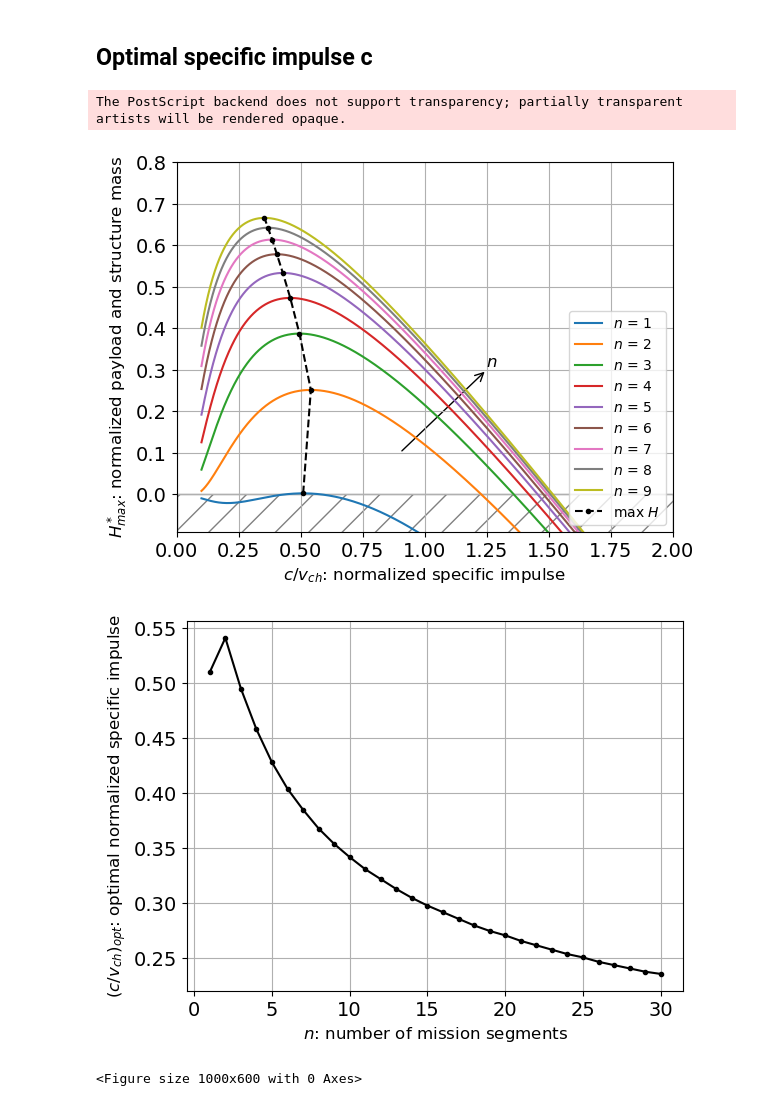
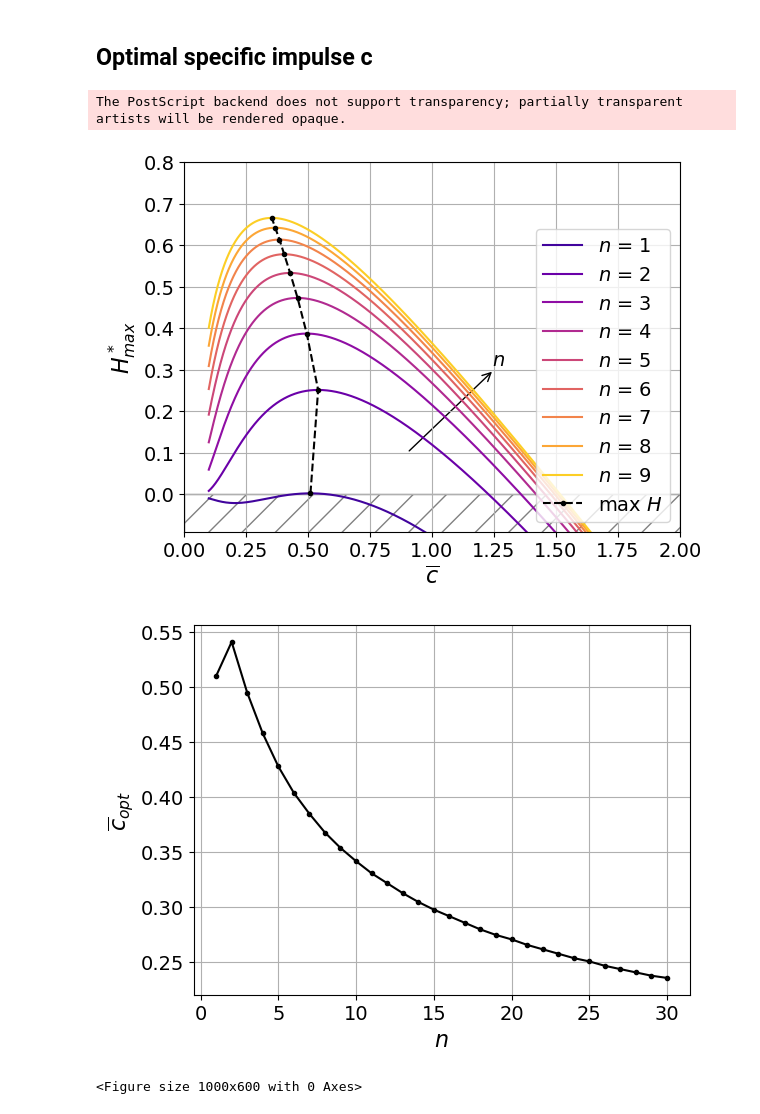
Before and after one commit to Rafid-Ben/Propulsion_optimization, a Jupyter notebook: optimization_clean.ipynb, the cells around one changed output. Cells and saved outputs as stored; diff of their text form; code cells hidden in the pictures.

```diff
--- a/optimization_clean.ipynb
+++ b/optimization_clean.ipynb
@@ -116,40 +118,47 @@ n_vec=np.arange(1,10,1)
 max_H=[]
 opt_x=[]
 
+colors = cm.plasma(np.linspace(0.1, 0.9, len(n_vec)))
+
 fig=plt.plot(figsize=(8,8),dpi=150)
-for n in n_vec:
+
+for i, n in enumerate(n_vec):
     H_opt_old=opt_H(x_vec,y,n)
     max_H.append(np.max(H_opt_old))
     opt_x.append(x_vec[np.argmax(H_opt_old)])
 
-    plt.plot(x_vec,H_opt_old,label=f"$n$ = {n}")
+    plt.plot(x_vec,H_opt_old,color=colors[i],label=f"$n$ = {n}")
 
 plt.plot(opt_x,max_H,"k.--",label=f"max $H$")
 
 
 aa=np.array([-1,-1])
 plt.fill_between(np.array([0,2]), aa, where=(aa < 0), color='none', edgecolor='gray', hatch='/', interpolate=True)
 
 
 start_point = (0.90, 0.1)  # Set the start point of the double arrow
 end_point = (1.25, 0.3)    # Set the end point of the double arrow
 arrow = FancyArrowPatch(start_point, end_point, arrowstyle='->',lw=1, mutation_scale=15, color='k')
 plt.gca().add_patch(arrow)
-plt.text(1.27, 0.30, r"$n$", ha='center', va='bottom', color='k', fontsize=12)
+plt.text(1.27, 0.30, r"$n$", ha='center', va='bottom', color='k', fontsize=14)
 
 plt.xlim([0,2])
 plt.ylim([-.09,.8])
 plt.xticks(fontsize=14)
 plt.yticks(fontsize=14)
 
-plt.xlabel('$c/v_{ch}$: normalized specific impulse',fontsize=12)
-plt.ylabel('$H^*_{max}$: normalized payload and structure mass',fontsize=12)
-plt.legend(loc="lower right")
+#plt.xlabel('$c/v_{ch}$: normalized specific impulse',fontsize=12)
+#plt.ylabel('$H^*_{max}$: normalized payload and structure mass',fontsize=12)
+
+plt.xlabel(r'$ \overline{c}$',fontsize=16)
+plt.ylabel('$H^*_{max}$',fontsize=16)
+
+plt.legend(loc="lower right",fontsize=14)
 plt.grid(True)
 plt.savefig("figures/electric/HvsC_refueling.eps",bbox_inches='tight')
 # %% [output]
 The PostScript backend does not support transparency; partially transparent artists will be rendered opaque.
-[figure, old version]
+[figure, new version]
 # %%
 y=0.8
 x_vec=np.arange(.01,2,0.001)
@@ -164,14 +173,19 @@ for n in n_vec:
 
 
 plt.plot(n_vec,opt_x,"k.-")
-plt.xlabel('$n$: number of mission segments',fontsize=12)
-plt.ylabel('$(c/v_{ch})_{opt}$: optimal normalized specific impulse',fontsize=12)
+#plt.xlabel('$n$: number of mission segments',fontsize=12)
+#plt.ylabel('$(c/v_{ch})_{opt}$: optimal normalized specific impulse',fontsize=12)
+
+plt.xlabel('$n$',fontsize=16)
+plt.ylabel(r'$ \overline{c}_{opt}$',fontsize=16)
+
+
 plt.grid(True)
 plt.xticks(fontsize=14)
 plt.yticks(fontsize=14)
 plt.savefig("figures/electric/optc_vsn.eps",bbox_inches='tight')
 # %% [output]
-[figure, old version]
+[figure, new version]
 # %%
 y_vec=np.arange(0,25,0.05)
 x_vec=np.arange(.1,2,0.001)
```
Also changed, not shown: parts of 7 cells of this notebook, 4 other files.
